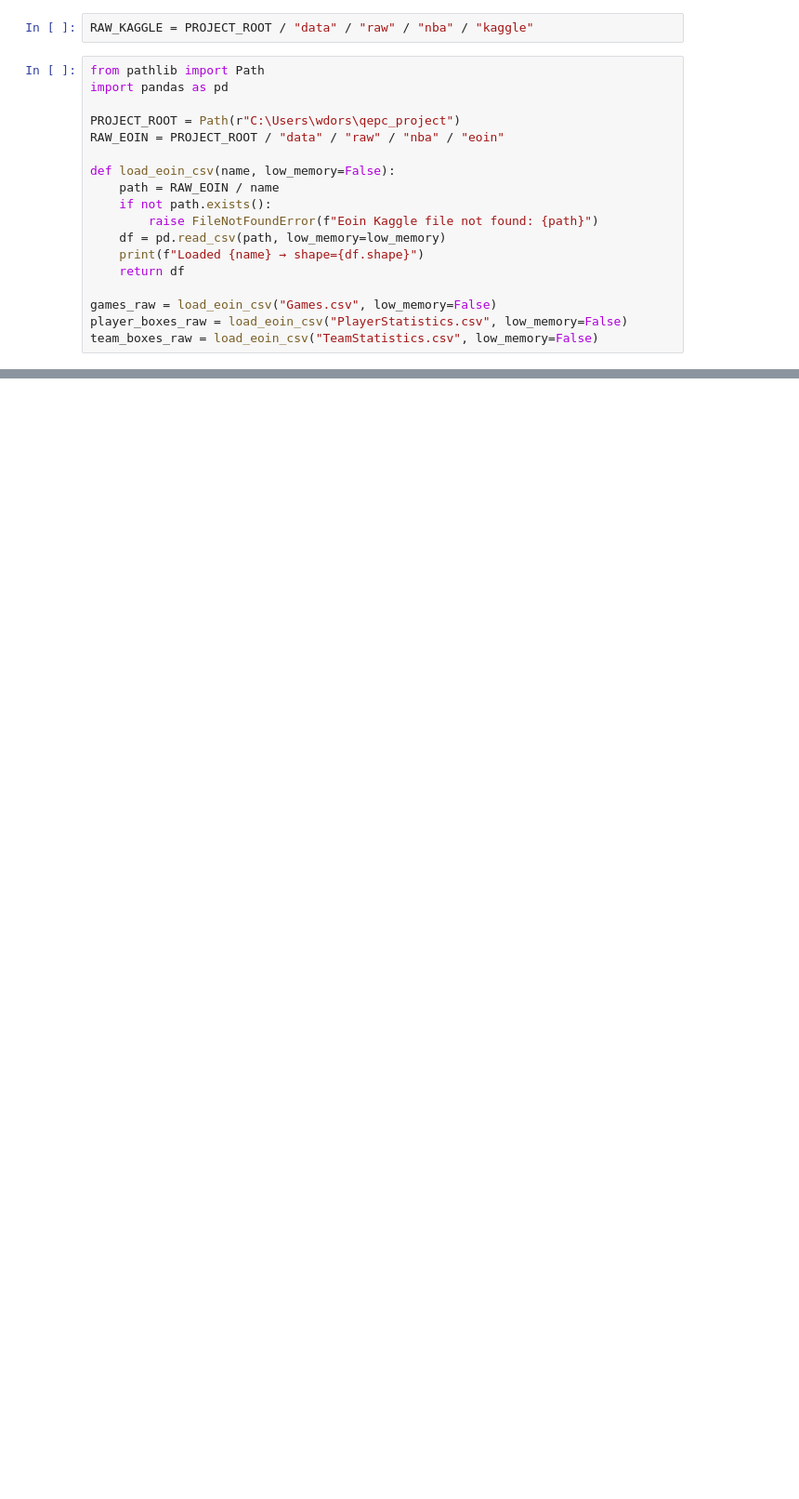
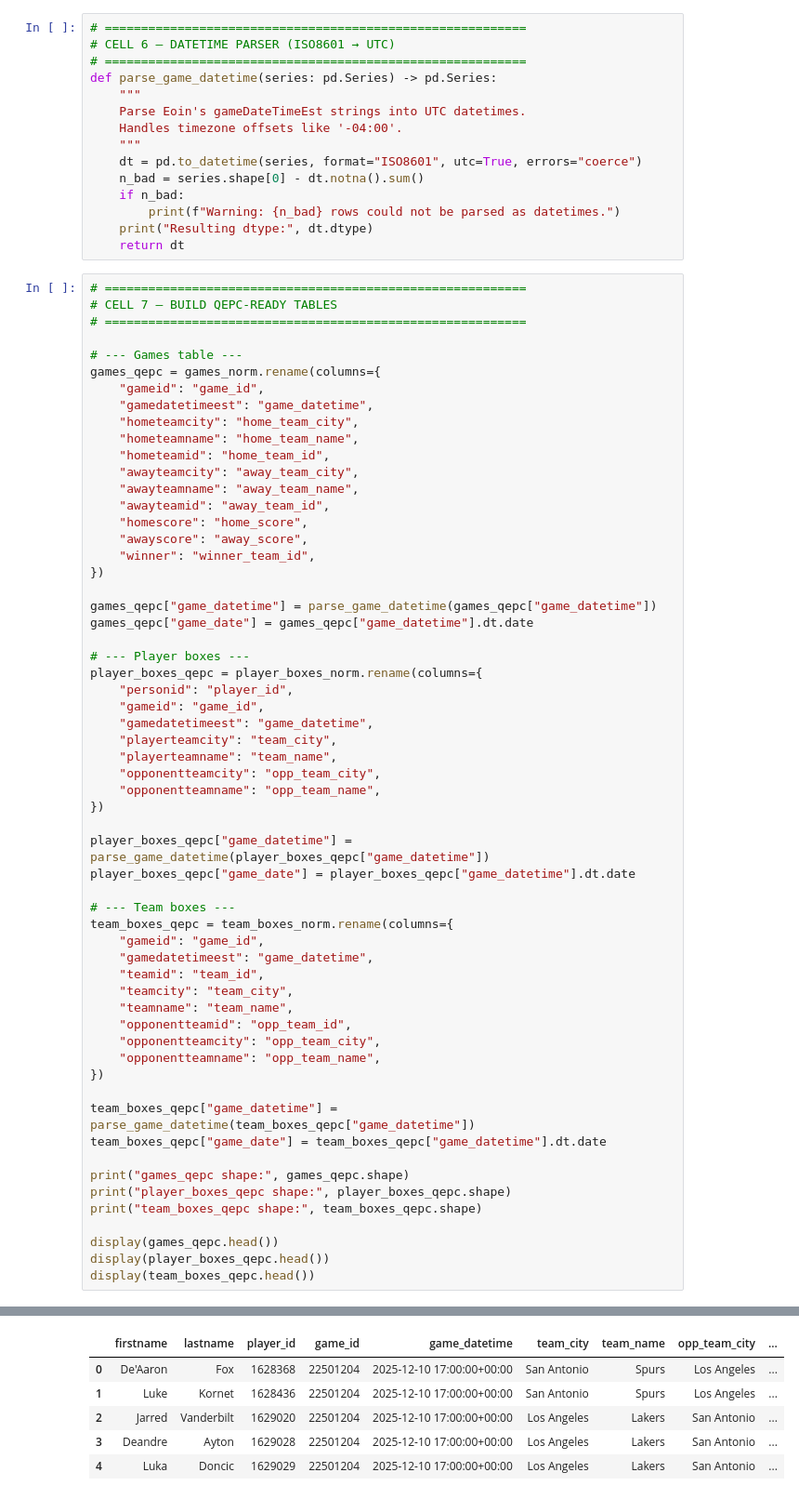
Before and after one commit to wjdorsey/qepc_project, a Jupyter notebook: notebooks/brain/00_fetch_kaggle_eoin_dataset.ipynb, the cells around one changed output, grey strips where cells are left out. Shown at 93% size. Drawn from its saved outputs; the diff is of its cells as text; blank space fills up the shorter version.

```diff
--- a/notebooks/brain/00_fetch_kaggle_eoin_dataset.ipynb
+++ b/notebooks/brain/00_fetch_kaggle_eoin_dataset.ipynb
@@ -71,20 +207,75 @@ print("✔️ QEPC Kaggle Path Configured:", RAW_KAGGLE)
 # %%
-RAW_KAGGLE = PROJECT_ROOT / "data" / "raw" / "nba" / "kaggle"
+# ==========================================================
+# CELL 6 – DATETIME PARSER (ISO8601 → UTC)
+# ==========================================================
+def parse_game_datetime(series: pd.Series) -> pd.Series:
+    """
+    Parse Eoin's gameDateTimeEst strings into UTC datetimes.
+    Handles timezone offsets like '-04:00'.
+    """
+    dt = pd.to_datetime(series, format="ISO8601", utc=True, errors="coerce")
+    n_bad = series.shape[0] - dt.notna().sum()
+    if n_bad:
+        print(f"Warning: {n_bad} rows could not be parsed as datetimes.")
+    print("Resulting dtype:", dt.dtype)
+    return dt
 # %%
-from pathlib import Path
-import pandas as pd
+# ==========================================================
+# CELL 7 – BUILD QEPC-READY TABLES
+# ==========================================================
 
-PROJECT_ROOT = Path(r"C:\Users\wdors\qepc_project")
-RAW_EOIN = PROJECT_ROOT / "data" / "raw" / "nba" / "eoin"
+# --- Games table ---
+games_qepc = games_norm.rename(columns={
+    "gameid": "game_id",
+    "gamedatetimeest": "game_datetime",
+    "hometeamcity": "home_team_city",
+    "hometeamname": "home_team_name",
+    "hometeamid": "home_team_id",
+    "awayteamcity": "away_team_city",
+    "awayteamname": "away_team_name",
+    "awayteamid": "away_team_id",
+    "homescore": "home_score",
+    "awayscore": "away_score",
+    "winner": "winner_team_id",
+})
 
-def load_eoin_csv(name, low_memory=False):
-    path = RAW_EOIN / name
-    if not path.exists():
-        raise FileNotFoundError(f"Eoin Kaggle file not found: {path}")
-    df = pd.read_csv(path, low_memory=low_memory)
-    print(f"Loaded {name} → shape={df.shape}")
-    return df
+games_qepc["game_datetime"] = parse_game_datetime(games_qepc["game_datetime"])
+games_qepc["game_date"] = games_qepc["game_datetime"].dt.date
 
-games_raw = load_eoin_csv("Games.csv", low_memory=False)
-player_boxes_raw = load_eoin_csv("PlayerStatistics.csv", low_memory=False)
-team_boxes_raw = load_eoin_csv("TeamStatistics.csv", low_memory=False)
+# --- Player boxes ---
+player_boxes_qepc = player_boxes_norm.rename(columns={
+    "personid": "player_id",
+    "gameid": "game_id",
+    "gamedatetimeest": "game_datetime",
+    "playerteamcity": "team_city",
+    "playerteamname": "team_name",
+    "opponentteamcity": "opp_team_city",
+    "opponentteamname": "opp_team_name",
+})
+
+player_boxes_qepc["game_datetime"] = parse_game_datetime(player_boxes_qepc["game_datetime"])
+player_boxes_qepc["game_date"] = player_boxes_qepc["game_datetime"].dt.date
+
+# --- Team boxes ---
+team_boxes_qepc = team_boxes_norm.rename(columns={
+    "gameid": "game_id",
+    "gamedatetimeest": "game_datetime",
+    "teamid": "team_id",
+    "teamcity": "team_city",
+    "teamname": "team_name",
+    "opponentteamid": "opp_team_id",
+    "opponentteamcity": "opp_team_city",
+    "opponentteamname": "opp_team_name",
+})
+
+team_boxes_qepc["game_datetime"] = parse_game_datetime(team_boxes_qepc["game_datetime"])
+team_boxes_qepc["game_date"] = team_boxes_qepc["game_datetime"].dt.date
+
+print("games_qepc shape:", games_qepc.shape)
+print("player_boxes_qepc shape:", player_boxes_qepc.shape)
+print("team_boxes_qepc shape:", team_boxes_qepc.shape)
+
+display(games_qepc.head())
+display(player_boxes_qepc.head())
+display(team_boxes_qepc.head())
+# %% [output]
@@ -90,0 +294,6 @@ team_boxes_raw = load_eoin_csv("TeamStatistics.csv", low_memory=False)
+|  | firstname | lastname | player_id | game_id | game_datetime | team_city | team_name | opp_team_city | ... |
+| 0 | De'Aaron | Fox | 1628368 | 22501204 | 2025-12-10 17:00:00+00:00 | San Antonio | Spurs | Los Angeles | ... |
+| 1 | Luke | Kornet | 1628436 | 22501204 | 2025-12-10 17:00:00+00:00 | San Antonio | Spurs | Los Angeles | ... |
+| 2 | Jarred | Vanderbilt | 1629020 | 22501204 | 2025-12-10 17:00:00+00:00 | Los Angeles | Lakers | San Antonio | ... |
+| 3 | Deandre | Ayton | 1629028 | 22501204 | 2025-12-10 17:00:00+00:00 | Los Angeles | Lakers | San Antonio | ... |
+| 4 | Luka | Doncic | 1629029 | 22501204 | 2025-12-10 17:00:00+00:00 | Los Angeles | Lakers | San Antonio | ... |
```
Also changed, not shown: parts of 15 cells of this notebook, 13 other files.
